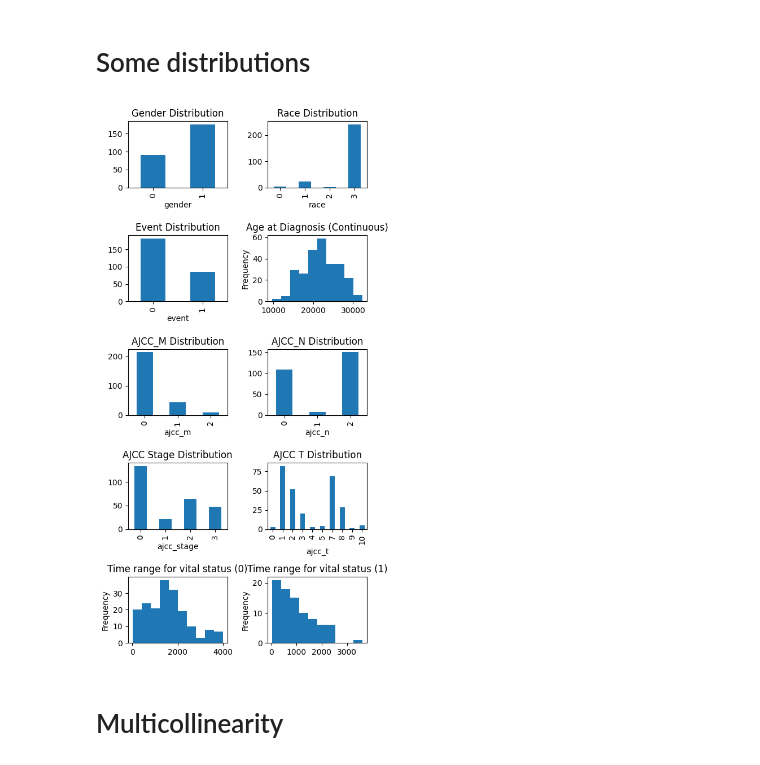
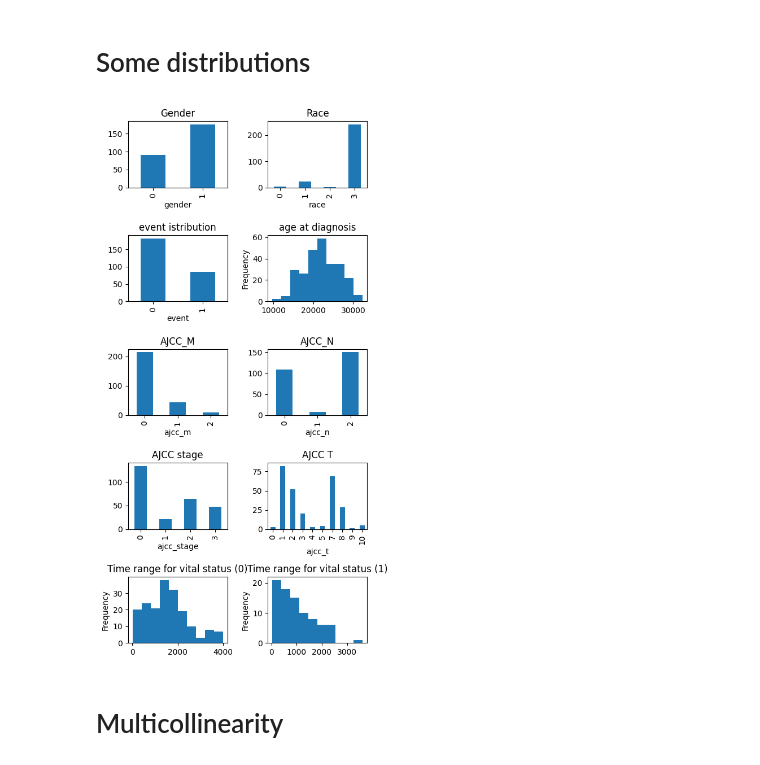
Before and after one commit to quanghieu31/multimodal-ccRCC, a Jupyter notebook: examples/clinical.ipynb, the cells around one changed output. Saved outputs shown, nothing was run; the diff lists cells and outputs as text; code cells hidden in the pictures.

```diff
--- a/examples/clinical.ipynb
+++ b/examples/clinical.ipynb
@@ -45,26 +45,26 @@ Name: count, dtype: int64
 # %%
 # quick visualization
 
 def visualize(df):
     df['age_diagnosis'] = pd.to_numeric(df['age_diagnosis'], errors='coerce')
     fig, axs = plt.subplots(5, 2, figsize=(5, 10))
     fig.subplots_adjust(hspace=0.5)
     for col, ax in zip(['gender', 'race'], axs[0]):
-        df[col].value_counts().sort_index().plot(kind='bar', ax=ax, title=f'{col.capitalize()} Distribution')
-    df['event'].value_counts().sort_index().plot(kind='bar', ax=axs[1, 0], title='Event Distribution')
-    df['age_diagnosis'].plot(kind='hist', bins=10, ax=axs[1, 1], title='Age at Diagnosis (Continuous)')
+        df[col].value_counts().sort_index().plot(kind='bar', ax=ax, title=f'{col.capitalize()}')
+    df['event'].value_counts().sort_index().plot(kind='bar', ax=axs[1, 0], title='event istribution')
+    df['age_diagnosis'].plot(kind='hist', bins=10, ax=axs[1, 1], title='age at diagnosis')
     for col, ax in zip(['ajcc_m', 'ajcc_n'], axs[2]):
-        df[col].value_counts().sort_index().plot(kind='bar', ax=ax, title=f'{col.upper()} Distribution')
-    df['ajcc_stage'].value_counts().sort_index().plot(kind='bar', ax=axs[3, 0], title='AJCC Stage Distribution')
-    df['ajcc_t'].value_counts().sort_index().plot(kind='bar', ax=axs[3, 1], title='AJCC T Distribution')
+        df[col].value_counts().sort_index().plot(kind='bar', ax=ax, title=f'{col.upper()}')
+    df['ajcc_stage'].value_counts().sort_index().plot(kind='bar', ax=axs[3, 0], title='AJCC stage')
+    df['ajcc_t'].value_counts().sort_index().plot(kind='bar', ax=axs[3, 1], title='AJCC T')
     for event, ax in zip([0, 1], axs[4]):
         df[df['event'] == event]['time'].plot(kind='hist', bins=10, ax=ax, title=f'Time range for vital status ({event})')
     plt.tight_layout()
     plt.show()
 
 visualize(data_267)
 # %% [output]
-[figure, old version]
+[figure, new version]
 # %% [markdown]
 # Multicollinearity
 # %%
```
Also changed, not shown: 1 other file.
